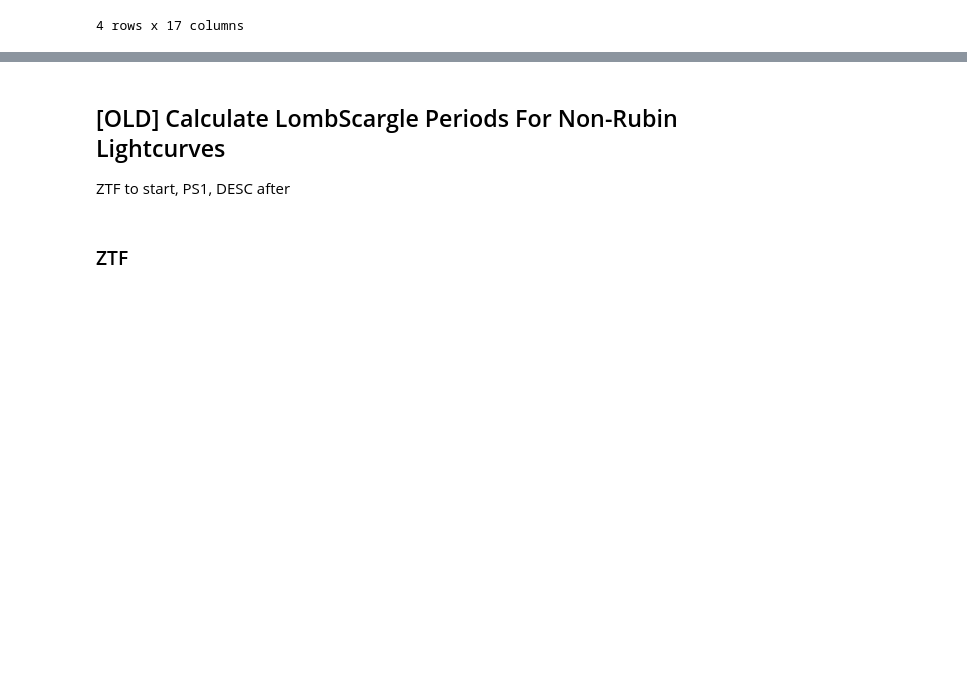
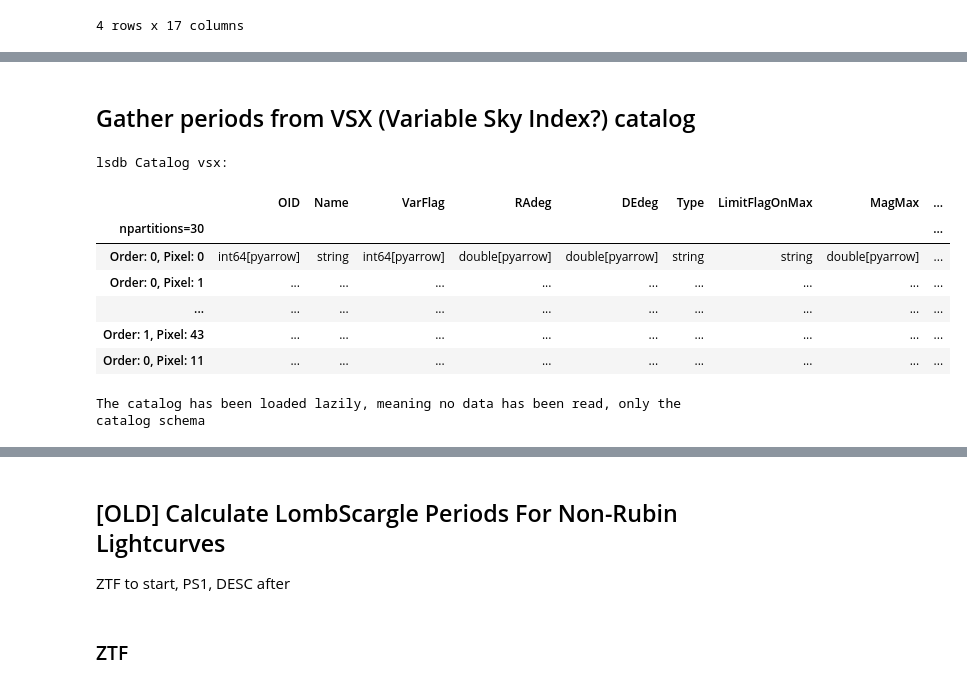
Before and after one commit to lsst-sitcom/linccf, a Jupyter notebook: internal/march_sprint/5.other_periodic_to_rubin/period_comparison.ipynb, the cells around one changed output, grey strips where cells are left out. Drawn from its saved outputs; the diff is of its cells as text; code cells hidden in the pictures; blank space fills up the shorter version.

```diff
--- a/internal/march_sprint/5.other_periodic_to_rubin/period_comparison.ipynb
+++ b/internal/march_sprint/5.other_periodic_to_rubin/period_comparison.ipynb
@@ -216,0 +222,15 @@ result
+# %% [markdown]
+## Gather periods from VSX (Variable Sky Index?) catalog
+# %%
+vsx = lsdb.read_hats("https://epyc.astro.washington.edu/~lincc-frameworks/hats_surveys/vsx_2025-03-21/vsx/")
+vsx
+# %% [output]
+lsdb Catalog vsx:
+|  | OID | Name | VarFlag | RAdeg | DEdeg | Type | LimitFlagOnMax | MagMax | ... |
+| npartitions=30 |  |  |  |  |  |  |  |  | ... |
+| Order: 0, Pixel: 0 | int64[pyarrow] | string | int64[pyarrow] | double[pyarrow] | double[pyarrow] | string | string | double[pyarrow] | ... |
+| Order: 0, Pixel: 1 | ... | ... | ... | ... | ... | ... | ... | ... | ... |
+| ... | ... | ... | ... | ... | ... | ... | ... | ... | ... |
+| Order: 1, Pixel: 43 | ... | ... | ... | ... | ... | ... | ... | ... | ... |
+| Order: 0, Pixel: 11 | ... | ... | ... | ... | ... | ... | ... | ... | ... |
+The catalog has been loaded lazily, meaning no data has been read, only the catalog schema
```
Also changed, not shown: parts of 8 cells of this notebook.
